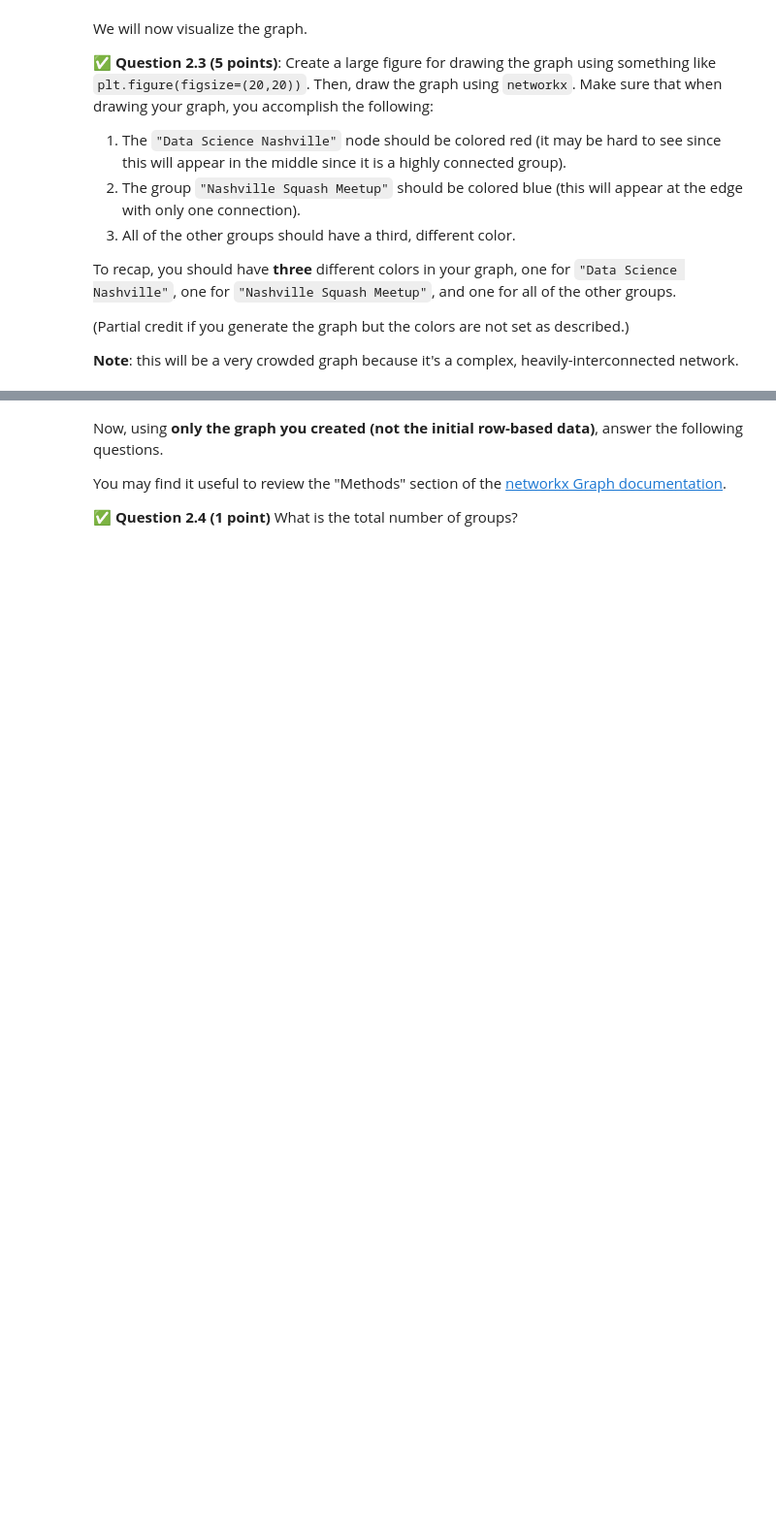
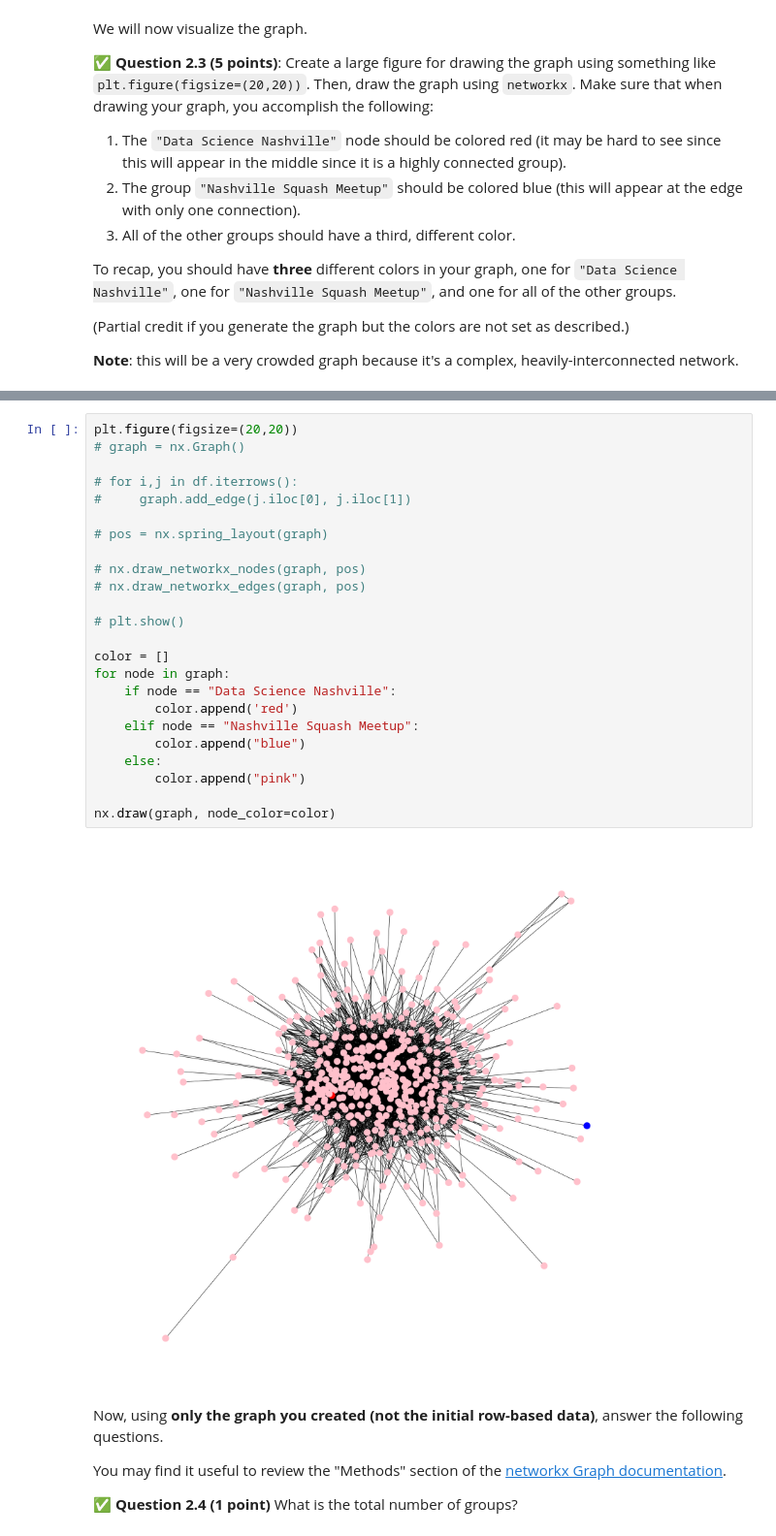
Before and after one commit to barry-huu/CMSE202-s24-turnin, a Jupyter notebook: final/CMSE202-Final-Section004-S24-STUDENT.ipynb, the cells around one changed output, grey strips where cells are left out. Shown at 97% size. Saved outputs shown, nothing was run; the diff lists cells and outputs as text; blank space fills up the shorter version.

```diff
--- a/final/CMSE202-Final-Section004-S24-STUDENT.ipynb
+++ b/final/CMSE202-Final-Section004-S24-STUDENT.ipynb
@@ -131,3 +129,29 @@ nx.draw(graph, node_color='pink')
+# %%
+plt.figure(figsize=(20,20))
+# graph = nx.Graph()
+
+# for i,j in df.iterrows():
+#     graph.add_edge(j.iloc[0], j.iloc[1])
+
+# pos = nx.spring_layout(graph)
+
+# nx.draw_networkx_nodes(graph, pos)
+# nx.draw_networkx_edges(graph, pos)
+
+# plt.show()
+
+color = []
+for node in graph:
+    if node == "Data Science Nashville":
+        color.append('red')
+    elif node == "Nashville Squash Meetup":
+        color.append("blue")
+    else:
+        color.append("pink")
+
+nx.draw(graph, node_color=color)
+# %% [output]
+[figure, added]
 # %% [markdown]
 Now, using **only the graph you created (not the initial row-based data)**, answer the following questions.
 
```
Also changed, not shown: parts of 2 cells of this notebook.
